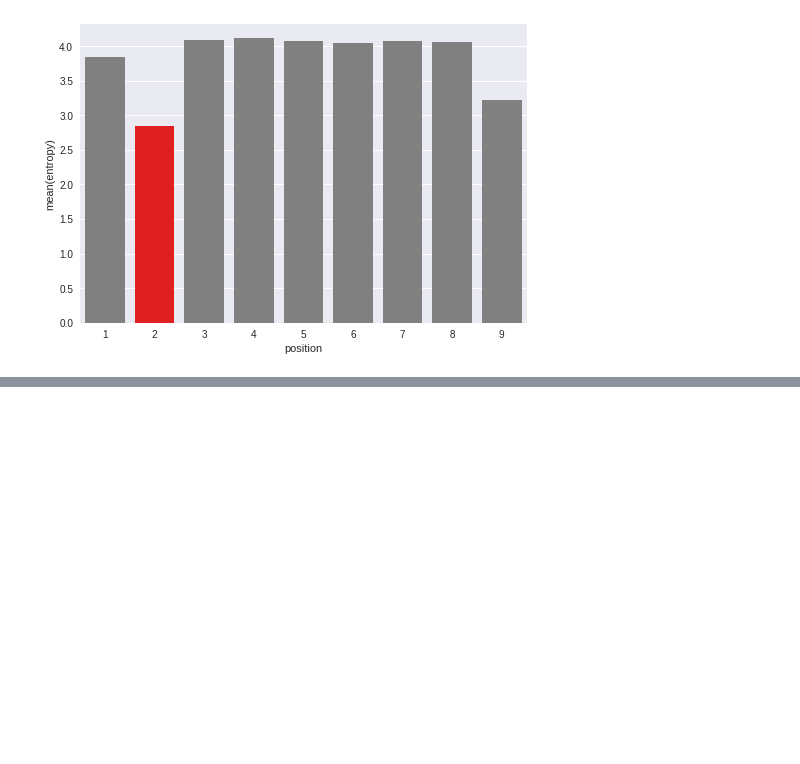
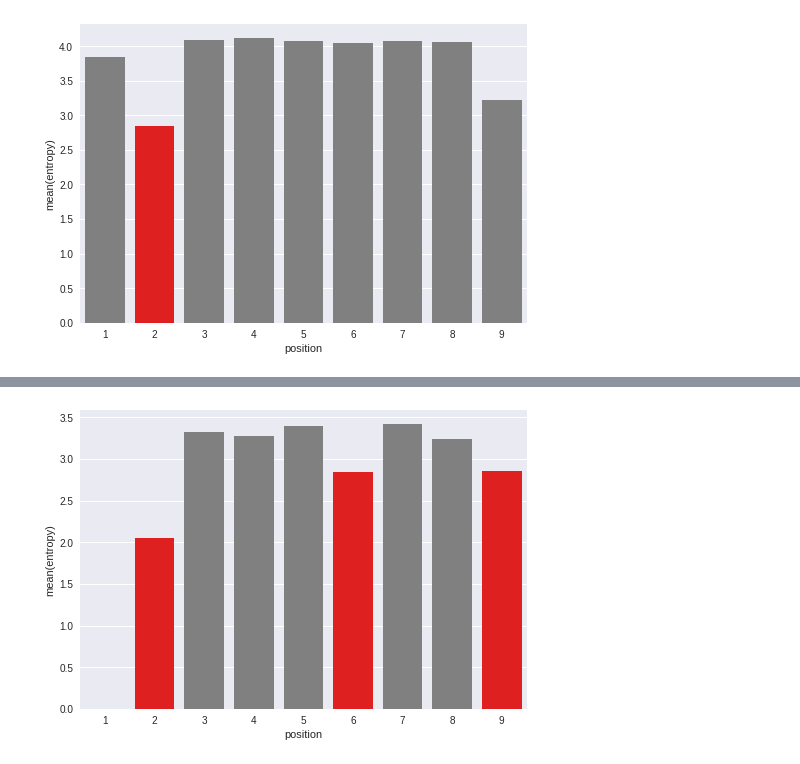
Before and after one commit to antigenomics/ipred, a Jupyter notebook: human_peptides.ipynb, the cells around one changed output, grey strips where cells are left out. Cells and saved outputs as stored; diff of their text form; code cells hidden in the pictures; blank space fills up the shorter version.

```diff
--- a/human_peptides.ipynb
+++ b/human_peptides.ipynb
@@ -399,0 +417,4 @@ plot_entr(freq_HLA_A0202)
+# %%
+plot_entr(freq_HLA_A0206) # Looks suspiciously
+# %% [output]
+[figure, added]
```
Also changed, not shown: parts of 3 cells of this notebook, 1 other file.
